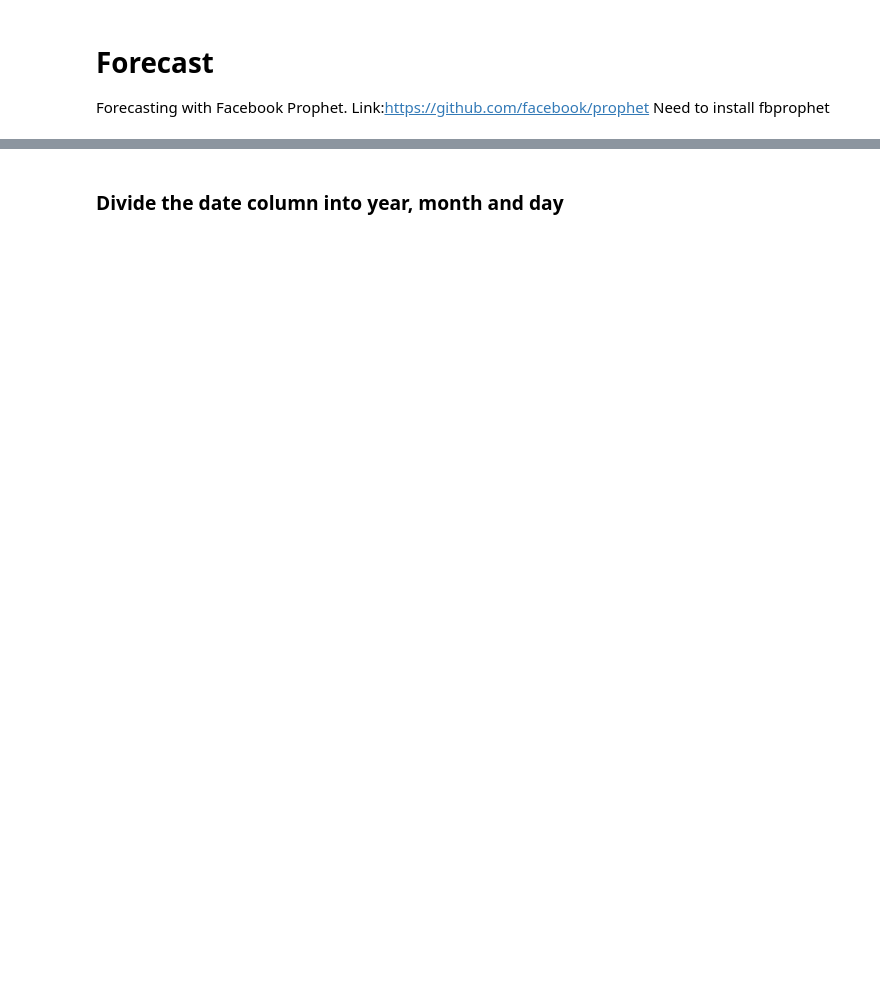
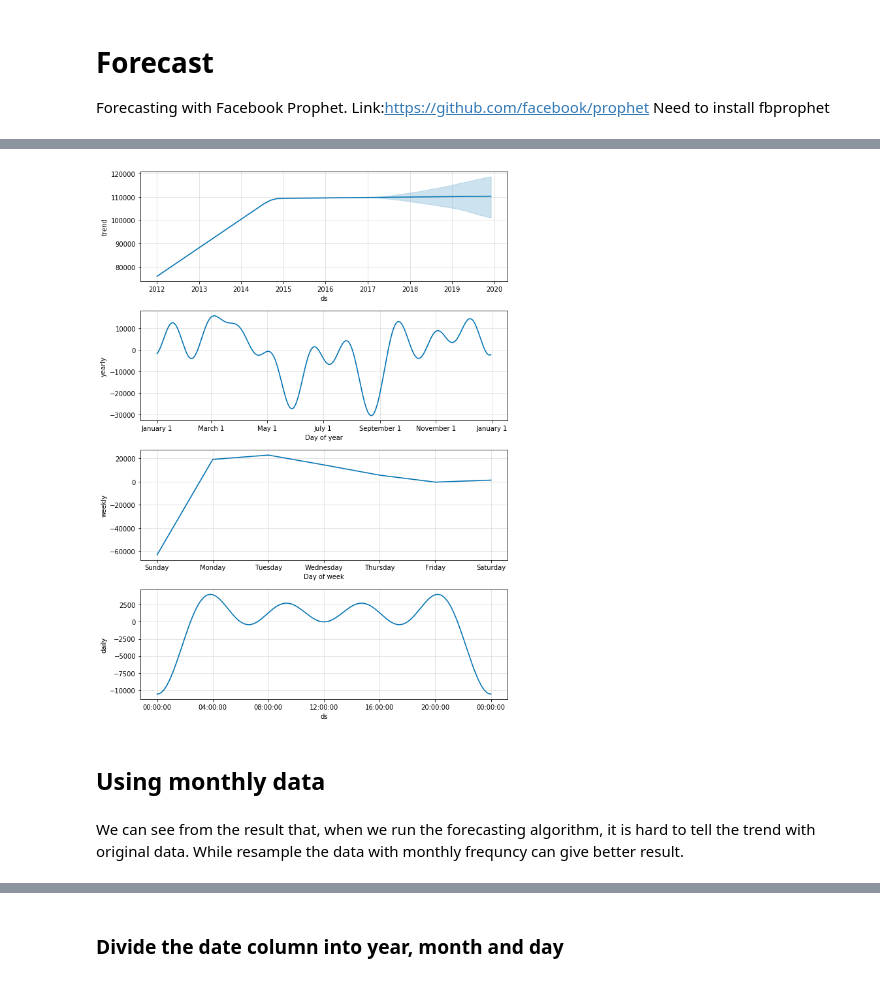
Before and after one commit to RuotingZheng/WorldWideProduct, a Jupyter notebook: notebook/WWP.ipynb, the cells around one changed output, grey strips where cells are left out. Saved outputs shown, nothing was run; the diff lists cells and outputs as text; code cells hidden in the pictures; blank space fills up the shorter version.

```diff
--- a/notebook/WWP.ipynb
+++ b/notebook/WWP.ipynb
@@ -112,0 +251,8 @@ product1_model.fit(product1)
+# %%
+product1_model.plot_components(product1_forecast);
+# %% [output]
+[figure, added]
+# %% [markdown]
+ ## Using monthly data
+# %% [markdown]
+We can see from the result that, when we run the forecasting algorithm, it is hard to tell the trend with original data. While resample the data with monthly frequncy can give better result.
```
Also changed, not shown: parts of 43 cells of this notebook.
